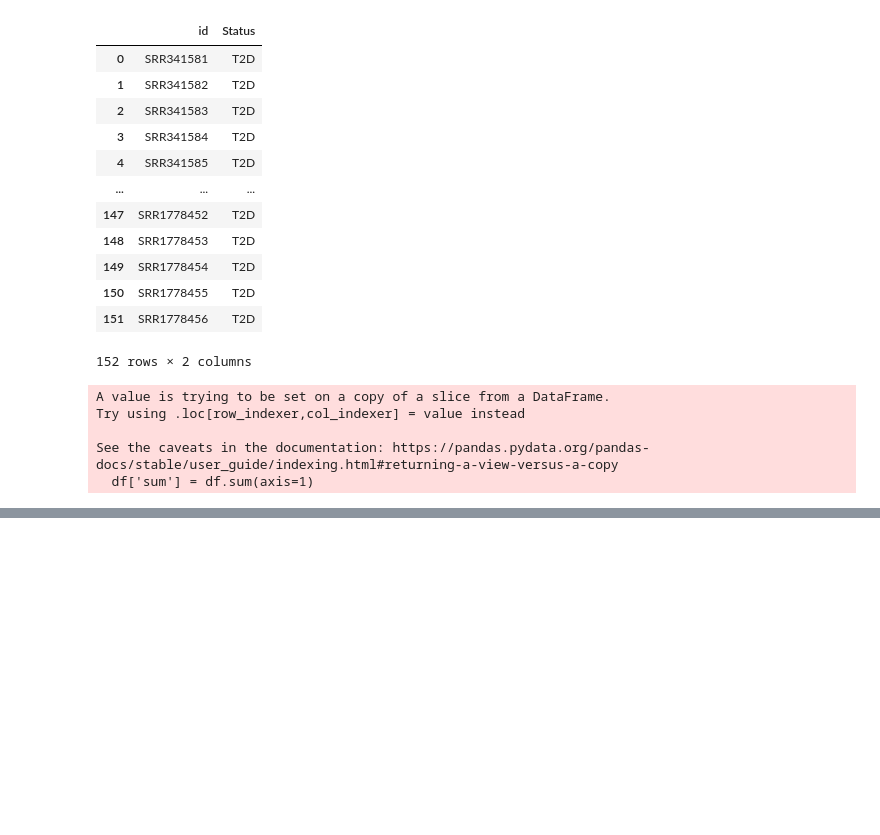
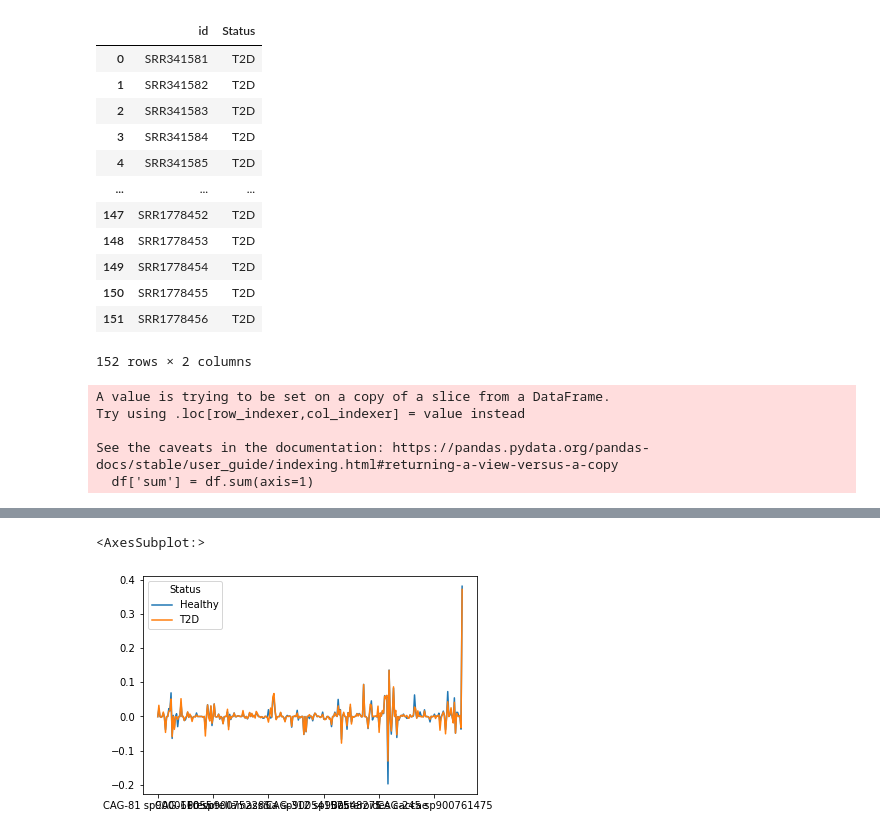
Before and after one commit to jindongmin/Meta_diseases_analyses, a Jupyter notebook: ipynb/SHAP_plots.ipynb, the cells around one changed output, grey strips where cells are left out. Saved outputs shown, nothing was run; the diff lists cells and outputs as text; code cells hidden in the pictures; blank space fills up the shorter version.

Commit message:
SHAP_plots

```diff
--- a/ipynb/SHAP_plots.ipynb
+++ b/ipynb/SHAP_plots.ipynb
@@ -39,0 +61,2 @@ df.merge(Metadata, how = 'left',on = 'id').to_csv('../table/QinT2D_shapely_new.t
+# %%
+df = df.merge(Metadata, how = 'left',on = 'id').groupby(['Status']).mean()
@@ -39,0 +71,5 @@ df.merge(Metadata, how = 'left',on = 'id').to_csv('../table/QinT2D_shapely_new.t
+# %%
+df.T.plot()
+# %% [output]
+<AxesSubplot:>
+[figure, added]
```
Also changed, not shown: parts of 9 cells of this notebook.
